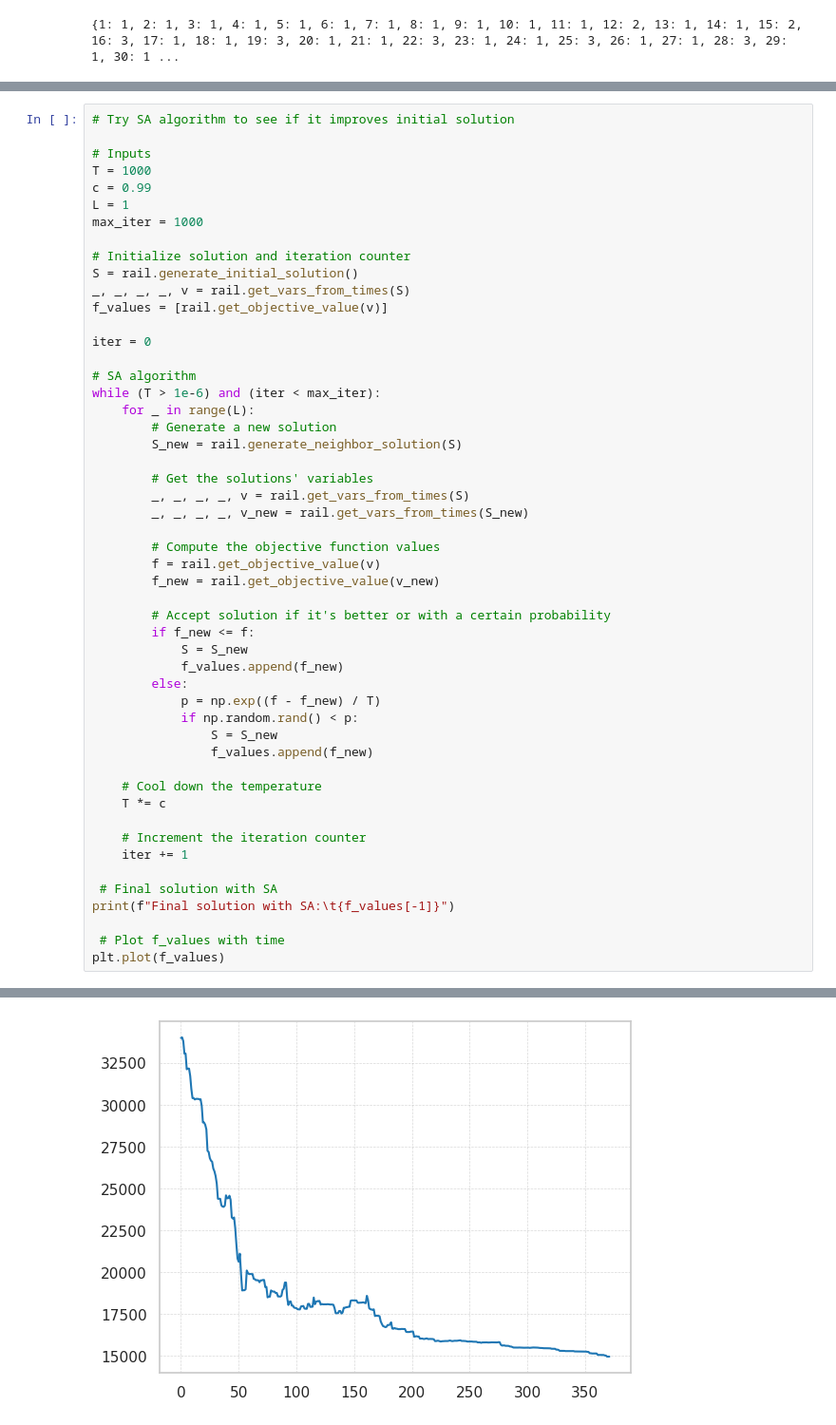
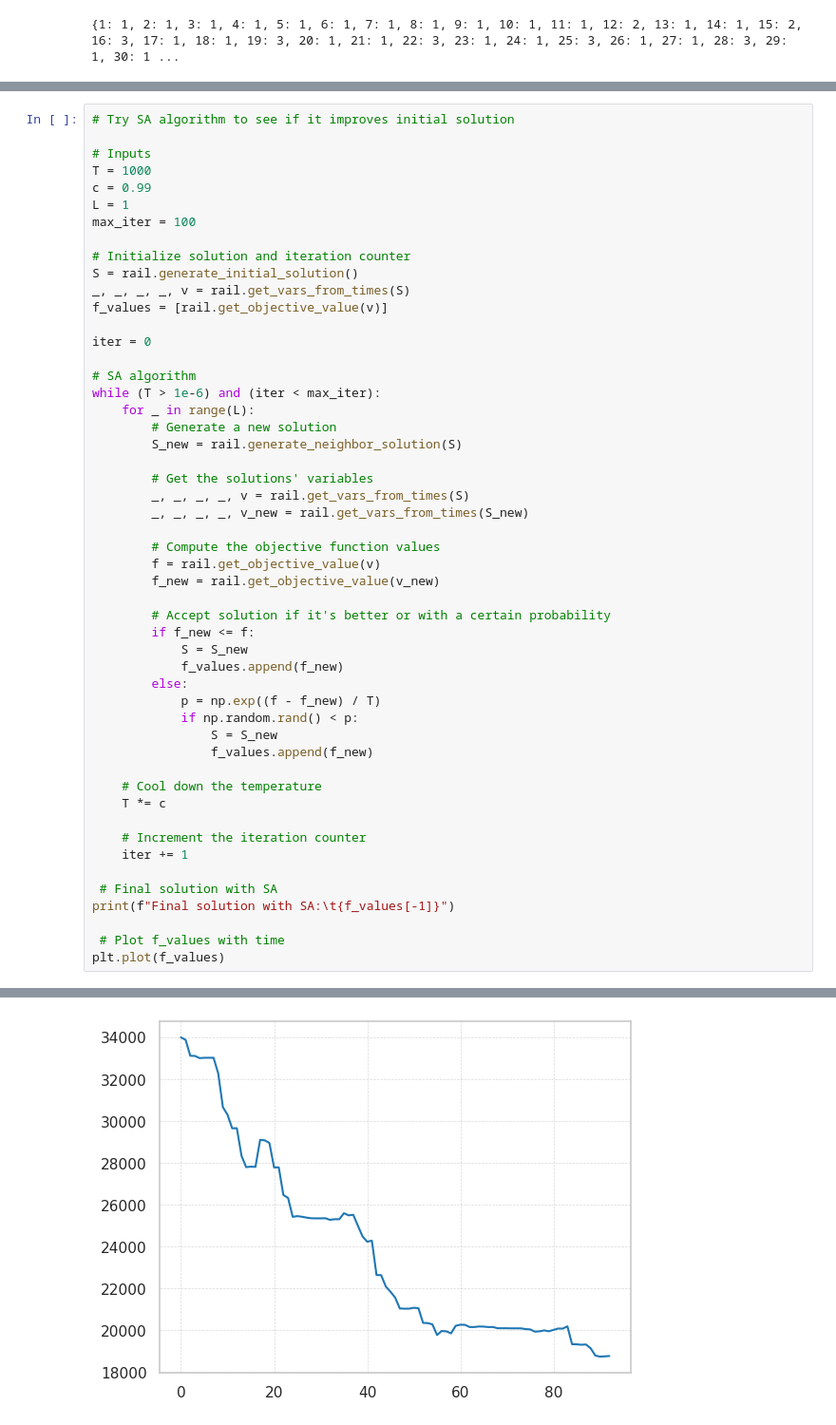
Before and after one commit to marcotallone/railway-scheduling, a Jupyter notebook: notebooks/test_class1.ipynb, the cells around one changed output, grey strips where cells are left out. Shown at 95% size. Drawn from its saved outputs; the diff is of its cells as text.

```diff
--- a/notebooks/test_class1.ipynb
+++ b/notebooks/test_class1.ipynb
@@ -125,7 +125,7 @@ Alternative solution 2: 31932.024144343202
 T = 1000
 c = 0.99
 L = 1
-max_iter = 1000
+max_iter = 100
 
 # Initialize solution and iteration counter
 S = rail.generate_initial_solution()
@@ -174,4 +174,4 @@ Final solution: 14933.753696458081
 [<matplotlib.lines.Line2D at 0x...>]
-[figure, old version]
+[figure, new version]
 # %%
 # Optimize the model
```
Also changed, not shown: parts of 6 cells of this notebook, 1 other file.
